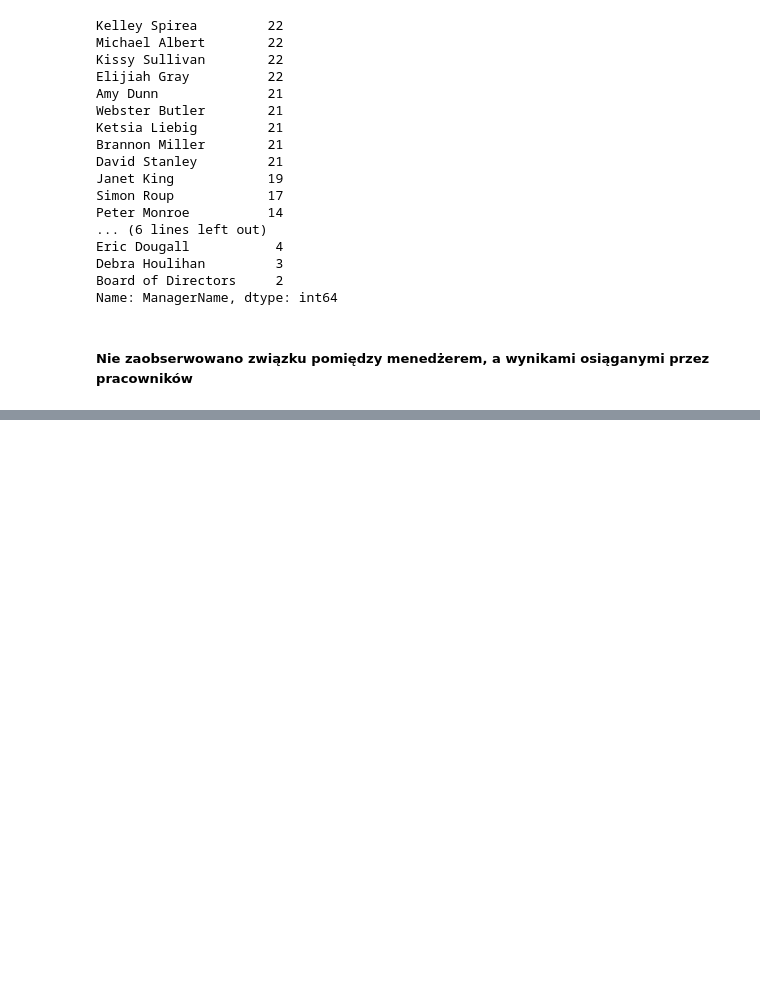
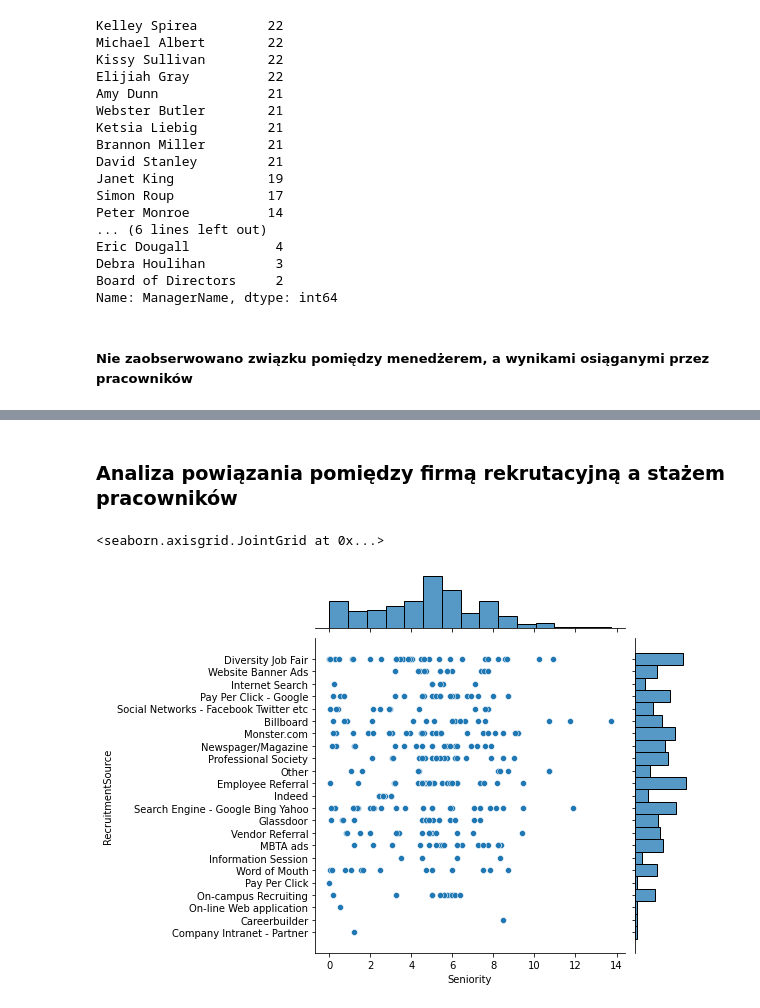
Before and after one commit to JBakunski/hr_data, a Jupyter notebook: hr.ipynb, the cells around one changed output, grey strips where cells are left out. Saved outputs shown, nothing was run; the diff lists cells and outputs as text; code cells hidden in the pictures; blank space fills up the shorter version.

Commit message:
Add recruitment source analysis

```diff
--- a/hr.ipynb
+++ b/hr.ipynb
@@ -58,3 +58,6 @@ Board of Directors     2
 Name: ManagerName, dtype: int64
 # %% [markdown]
 ##### Nie zaobserwowano związku pomiędzy menedżerem, a wynikami osiąganymi przez pracowników
+# %%
+recruitment = df[['RecruitmentSource', 'Seniority']]
+filtered_data = recruitment.dropna(thresh=2)
@@ -60,0 +73,7 @@ Name: ManagerName, dtype: int64
+# %% [markdown]
+### Analiza powiązania pomiędzy firmą rekrutacyjną a stażem pracowników
+# %%
+sns.jointplot(x='Seniority', y='RecruitmentSource', data=filtered_data)
+# %% [output]
+<seaborn.axisgrid.JointGrid at 0x...>
+[figure, added]
```
Also changed, not shown: parts of 3 cells of this notebook.
